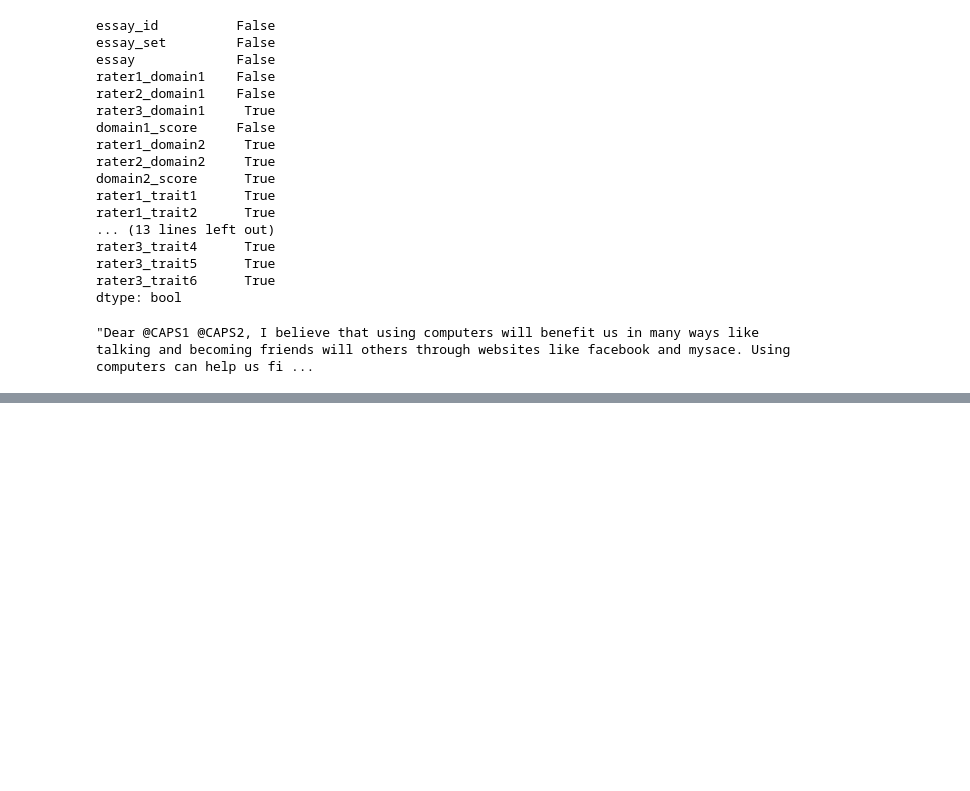
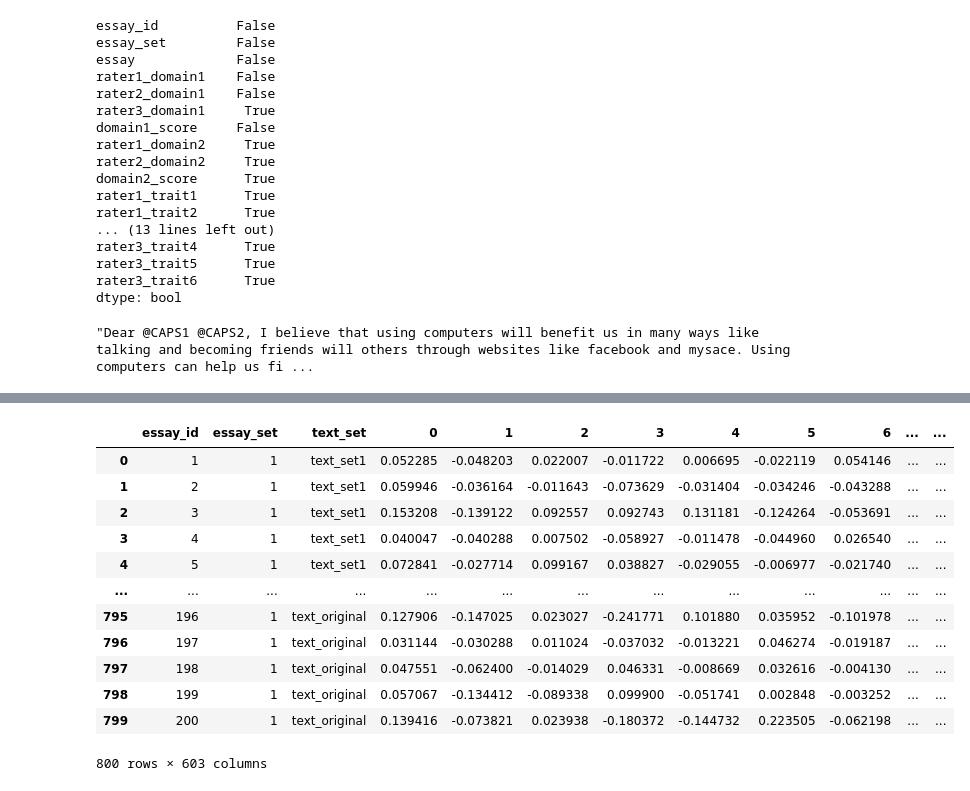
Before and after one commit to gderiddershanghai/Group-201, a Jupyter notebook: notebooks/simple_feature_extraction.ipynb, the cells around one changed output, grey strips where cells are left out. Cells and saved outputs as stored; diff of their text form; code cells hidden in the pictures; blank space fills up the shorter version.

```diff
--- a/notebooks/simple_feature_extraction.ipynb
+++ b/notebooks/simple_feature_extraction.ipynb
@@ -263,0 +285,28 @@ Number of Grammar Mistakes: 2
+# %%
+# generate N-grams
+
+vectorizer = TfidfVectorizer(ngram_range=(2, 2), min_df = 2, stop_words='english')  # Generates bigrams only
+# Transform the text data into a feature matrix
+bigrams_feature_X = vectorizer.fit_transform(text_training_df['text'])
+
+# min_df and max_df are supposed to limit the number of ngrams generated
+# for example, min_df = 2 means the ngram has to appear in at least two essays to be counted
+# max_df = 0.8 means ngrams appearing in >80% of the essays will not be counted
+# however it didn't really make much of a difference to the number of columns
+# removing stop_words reduced the number of columns by about 30%
+
+
+
+print("Feature names (n-grams):", vectorizer.get_feature_names_out())
+print("Feature matrix:\n", ngrams_feature_X.toarray())
+
+# ngrams_feature_X will be a sparse matrix with #row = #rows in input df, #columns = # of unique bigrams/trigrams
+# with 800 rows in the input data (200 raw essays), and generating both bigrams and trigrams, the feature matrix has >90k column
+# with bigrams only, it's about 30k columns
+
+# since it is sparse, apparently some models like random forest do not handle sparse matrices well
+# although svm is supposed to work well with sparse matrices
+# I used truncated SVD to reduce the number of dimensions
+# because apparently truncated SVD work better than PCA on sparse matrices
+
+ngrams_feature_X.shape
@@ -263,0 +470,3 @@ Number of Grammar Mistakes: 2
+# %%
+bigrams_training_df = text_training_df[['essay_id', 'essay_set', 'text_set']].copy()
+bigrams_training_df
@@ -263,0 +487,17 @@ Number of Grammar Mistakes: 2
+# %%
+bigrams_training_df = pd.merge(bigrams_training_df, pd.DataFrame(bigrams_X_reduced), left_index=True, right_index=True)
+bigrams_training_df
+# %% [output]
+|  | essay_id | essay_set | text_set | 0 | 1 | 2 | 3 | 4 | 5 | 6 | ... | ... |
+| 0 | 1 | 1 | text_set1 | 0.052285 | -0.048203 | 0.022007 | -0.011722 | 0.006695 | -0.022119 | 0.054146 | ... | ... |
+| 1 | 2 | 1 | text_set1 | 0.059946 | -0.036164 | -0.011643 | -0.073629 | -0.031404 | -0.034246 | -0.043288 | ... | ... |
+| 2 | 3 | 1 | text_set1 | 0.153208 | -0.139122 | 0.092557 | 0.092743 | 0.131181 | -0.124264 | -0.053691 | ... | ... |
+| 3 | 4 | 1 | text_set1 | 0.040047 | -0.040288 | 0.007502 | -0.058927 | -0.011478 | -0.044960 | 0.026540 | ... | ... |
+| 4 | 5 | 1 | text_set1 | 0.072841 | -0.027714 | 0.099167 | 0.038827 | -0.029055 | -0.006977 | -0.021740 | ... | ... |
+| ... | ... | ... | ... | ... | ... | ... | ... | ... | ... | ... | ... | ... |
+| 795 | 196 | 1 | text_original | 0.127906 | -0.147025 | 0.023027 | -0.241771 | 0.101880 | 0.035952 | -0.101978 | ... | ... |
+| 796 | 197 | 1 | text_original | 0.031144 | -0.030288 | 0.011024 | -0.037032 | -0.013221 | 0.046274 | -0.019187 | ... | ... |
+| 797 | 198 | 1 | text_original | 0.047551 | -0.062400 | -0.014029 | 0.046331 | -0.008669 | 0.032616 | -0.004130 | ... | ... |
+| 798 | 199 | 1 | text_original | 0.057067 | -0.134412 | -0.089338 | 0.099900 | -0.051741 | 0.002848 | -0.003252 | ... | ... |
+| 799 | 200 | 1 | text_original | 0.139416 | -0.073821 | 0.023938 | -0.180372 | -0.144732 | 0.223505 | -0.062198 | ... | ... |
+800 rows × 603 columns
```
Also changed, not shown: parts of 20 cells of this notebook, 1 other file.
